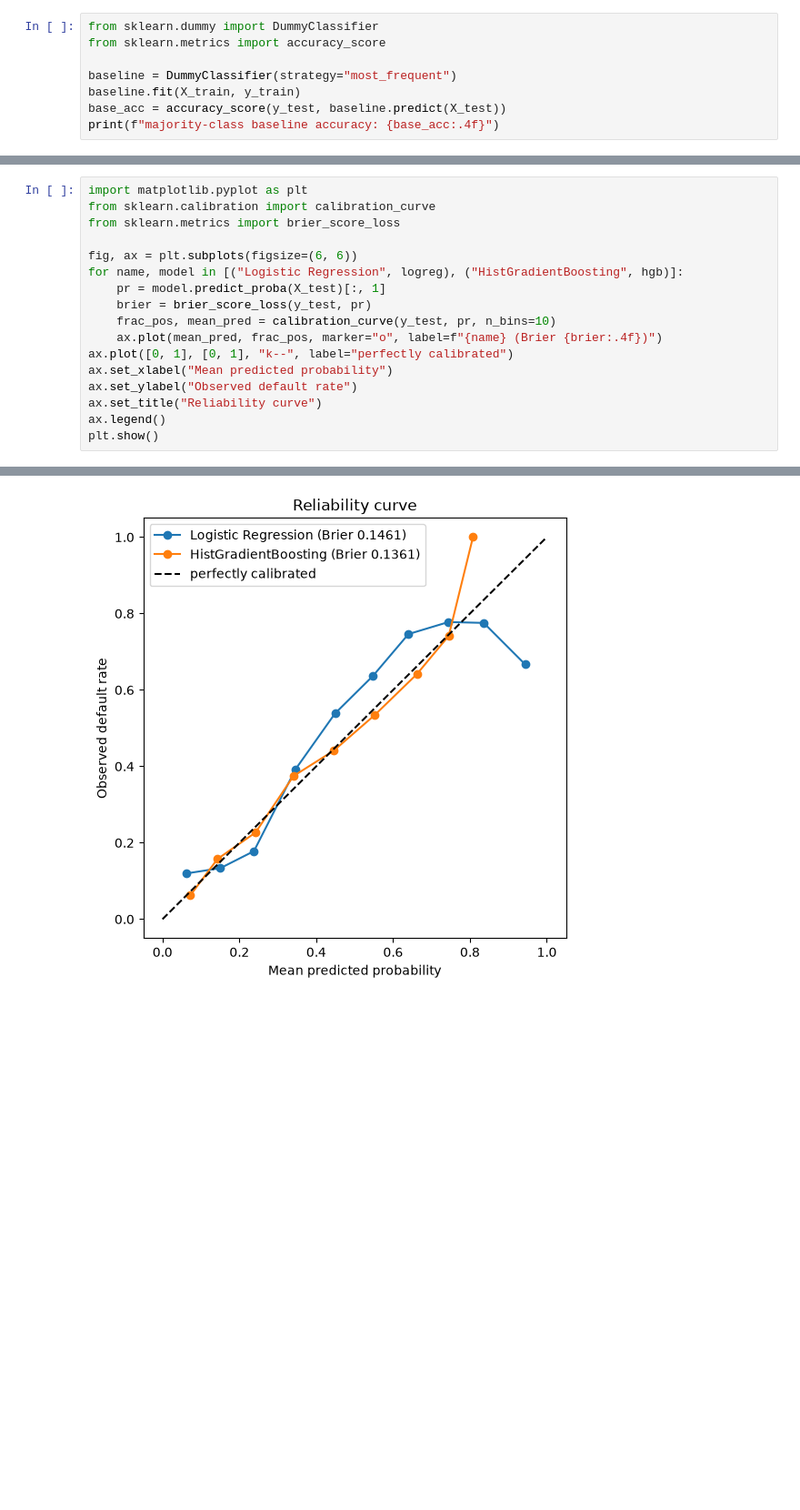
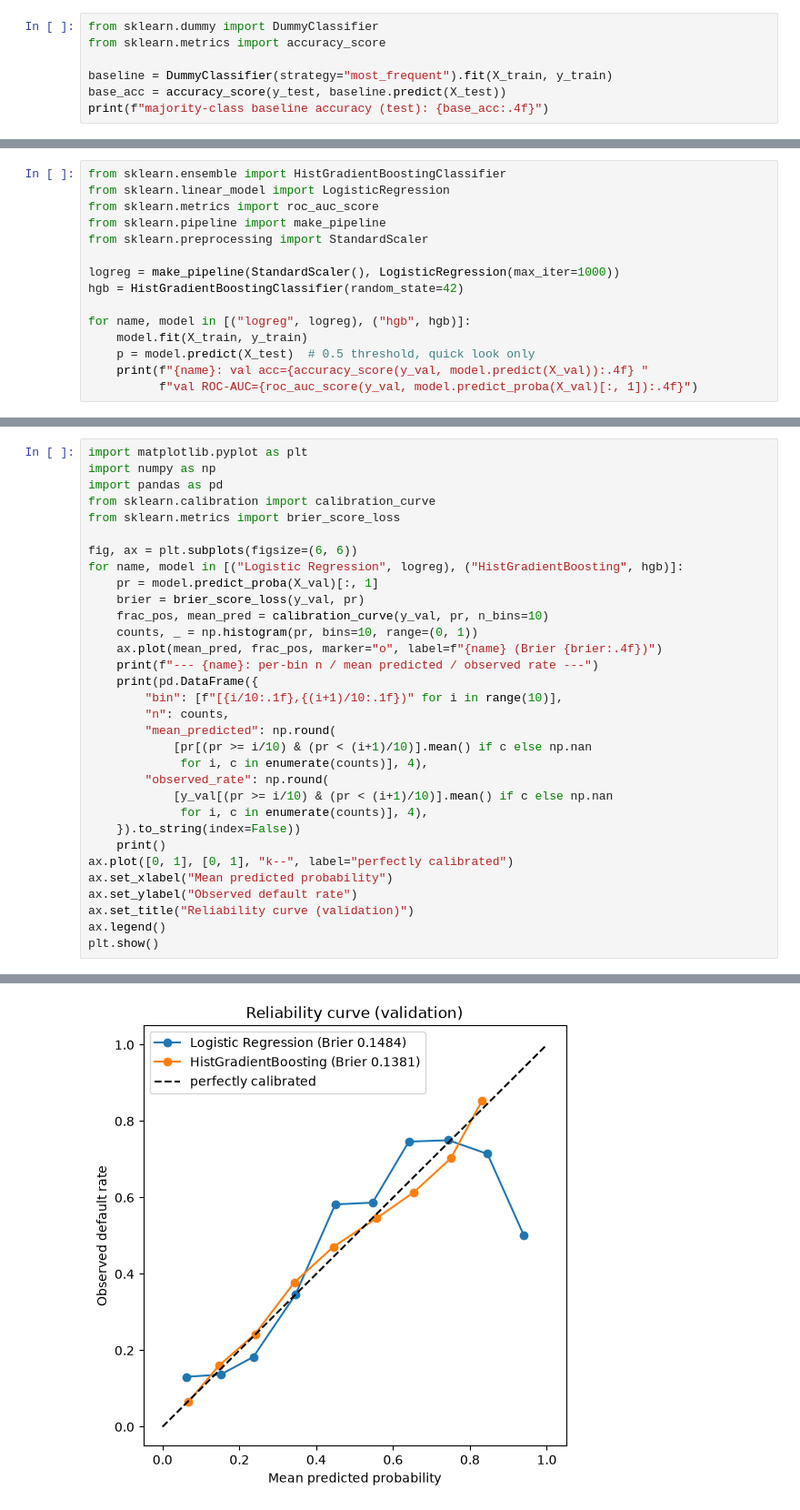
Before and after one commit to MarlonPC32/credit-default-decision-service, a Jupyter notebook: notebooks/02_modeling.ipynb, the cells around one changed output, grey strips where cells are left out. Shown at 91% size. Cells and saved outputs as stored; diff of their text form; blank space fills up the shorter version.

Commit message:
Fix round 2: package imports, train/val/test split, synthetic test fixture, risk-scoring frame (batch 2)

```diff
--- a/notebooks/02_modeling.ipynb
+++ b/notebooks/02_modeling.ipynb
@@ -38,8 +43,7 @@ Predicting "no default" for everyone scores the majority share. A model must bea
 from sklearn.dummy import DummyClassifier
 from sklearn.metrics import accuracy_score
 
-baseline = DummyClassifier(strategy="most_frequent")
-baseline.fit(X_train, y_train)
+baseline = DummyClassifier(strategy="most_frequent").fit(X_train, y_train)
 base_acc = accuracy_score(y_test, baseline.predict(X_test))
-print(f"majority-class baseline accuracy: {base_acc:.4f}")
+print(f"majority-class baseline accuracy (test): {base_acc:.4f}")
 # %% [output]
@@ -121,0 +58,15 @@ A decision service needs probabilities it can trust, not just rankings. Brier sc
+# %%
+from sklearn.ensemble import HistGradientBoostingClassifier
+from sklearn.linear_model import LogisticRegression
+from sklearn.metrics import roc_auc_score
+from sklearn.pipeline import make_pipeline
+from sklearn.preprocessing import StandardScaler
+
+logreg = make_pipeline(StandardScaler(), LogisticRegression(max_iter=1000))
+hgb = HistGradientBoostingClassifier(random_state=42)
+
+for name, model in [("logreg", logreg), ("hgb", hgb)]:
+    model.fit(X_train, y_train)
+    p = model.predict(X_test)  # 0.5 threshold, quick look only
+    print(f"{name}: val acc={accuracy_score(y_val, model.predict(X_val)):.4f} "
+          f"val ROC-AUC={roc_auc_score(y_val, model.predict_proba(X_val)[:, 1]):.4f}")
@@ -122,18 +82,33 @@ A decision service needs probabilities it can trust, not just rankings. Brier sc
 # %%
 import matplotlib.pyplot as plt
+import numpy as np
+import pandas as pd
 from sklearn.calibration import calibration_curve
 from sklearn.metrics import brier_score_loss
 
 fig, ax = plt.subplots(figsize=(6, 6))
 for name, model in [("Logistic Regression", logreg), ("HistGradientBoosting", hgb)]:
-    pr = model.predict_proba(X_test)[:, 1]
-    brier = brier_score_loss(y_test, pr)
-    frac_pos, mean_pred = calibration_curve(y_test, pr, n_bins=10)
+    pr = model.predict_proba(X_val)[:, 1]
+    brier = brier_score_loss(y_val, pr)
+    frac_pos, mean_pred = calibration_curve(y_val, pr, n_bins=10)
+    counts, _ = np.histogram(pr, bins=10, range=(0, 1))
     ax.plot(mean_pred, frac_pos, marker="o", label=f"{name} (Brier {brier:.4f})")
+    print(f"--- {name}: per-bin n / mean predicted / observed rate ---")
+    print(pd.DataFrame({
+        "bin": [f"[{i/10:.1f},{(i+1)/10:.1f})" for i in range(10)],
+        "n": counts,
+        "mean_predicted": np.round(
+            [pr[(pr >= i/10) & (pr < (i+1)/10)].mean() if c else np.nan
+             for i, c in enumerate(counts)], 4),
+        "observed_rate": np.round(
+            [y_val[(pr >= i/10) & (pr < (i+1)/10)].mean() if c else np.nan
+             for i, c in enumerate(counts)], 4),
+    }).to_string(index=False))
+    print()
 ax.plot([0, 1], [0, 1], "k--", label="perfectly calibrated")
 ax.set_xlabel("Mean predicted probability")
 ax.set_ylabel("Observed default rate")
-ax.set_title("Reliability curve")
+ax.set_title("Reliability curve (validation)")
 ax.legend()
 plt.show()
 # %% [output]
@@ -140 +132 @@ plt.show()
-[figure, old version]
+[figure, new version]
```
Also changed, not shown: parts of 26 cells of this notebook.
